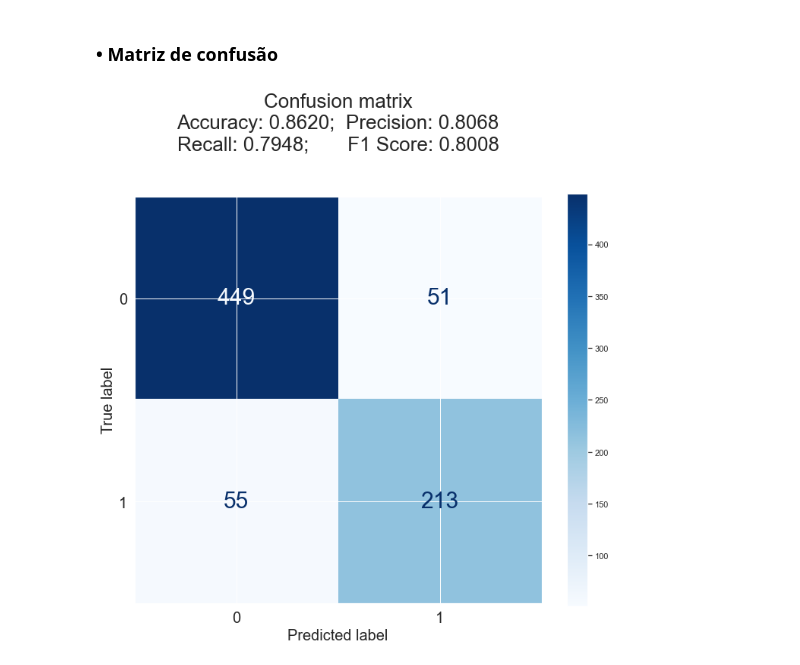
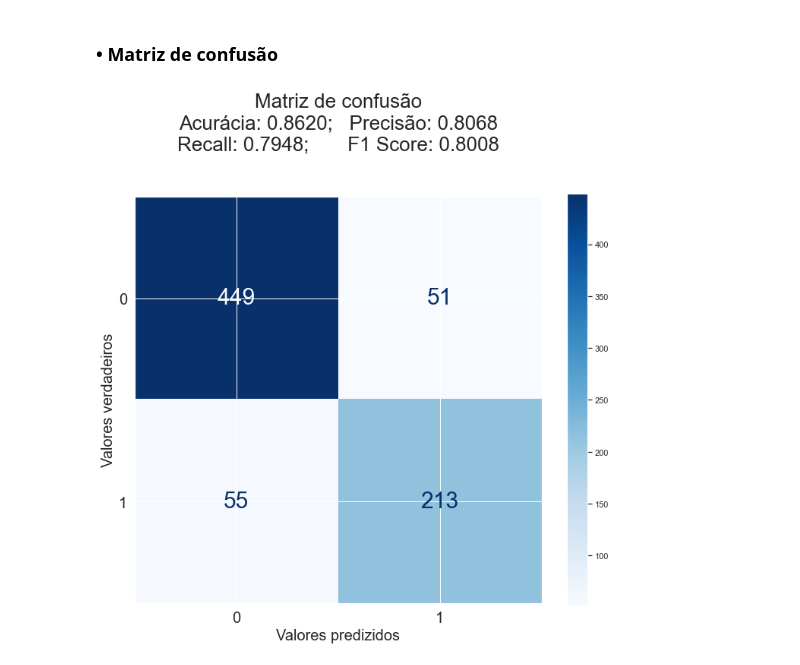
Before and after one commit to pedroboechat/COC361_InteligenciaComputacional, a Jupyter notebook: notebook_classification.ipynb, the cells around one changed output. Saved outputs shown, nothing was run; the diff lists cells and outputs as text; code cells hidden in the pictures.

```diff
--- a/notebook_classification.ipynb
+++ b/notebook_classification.ipynb
@@ -435,23 +510,23 @@ y_pred = grid_result.best_estimator_.predict(X)
 # %%
 fig, ax = plt.subplots(figsize=(12,10))
 
 # Criação da matriz de confusão
 cm = confusion_matrix(y, y_pred)
 
 # Criação da visualização da matriz de confusão
 cm_plt = ConfusionMatrixDisplay(
     confusion_matrix=cm,
     display_labels=[0,1],
 )
 
 # Exibição da matriz de confusão
 cm_plt.plot(cmap=plt.cm.Blues, ax=ax)
-ax.set_title(f"Confusion matrix\nAccuracy: {accuracy(y, y_pred):.4f};  Precision: {precision(y, y_pred):.4f}\nRecall: {recall(y, y_pred):.4f};       F1 Score: {f1_score(y, y_pred):.4f}\n\n", fontsize=26)
-ax.set_xlabel(ax.get_xlabel(), fontsize=20)
-ax.set_ylabel(ax.get_ylabel(), fontsize=20)
+ax.set_title(f"Matriz de confusão\nAcurácia: {accuracy(y, y_pred):.4f};   Precisão: {precision(y, y_pred):.4f}\nRecall: {recall(y, y_pred):.4f};       F1 Score: {f1_score(y, y_pred):.4f}\n\n", fontsize=26)
+ax.set_xlabel("Valores predizidos", fontsize=20)
+ax.set_ylabel("Valores verdadeiros", fontsize=20)
 ax.set_xticklabels(ax.get_xticks(), fontsize=20)
 ax.set_yticklabels(ax.get_yticks(), fontsize=20)
 plt.rcParams.update({'font.size': 30})
 plt.show()
 # %% [output]
-[figure, old version]
+[figure, new version]
```
Also changed, not shown: parts of 11 cells of this notebook, 1 other file.
